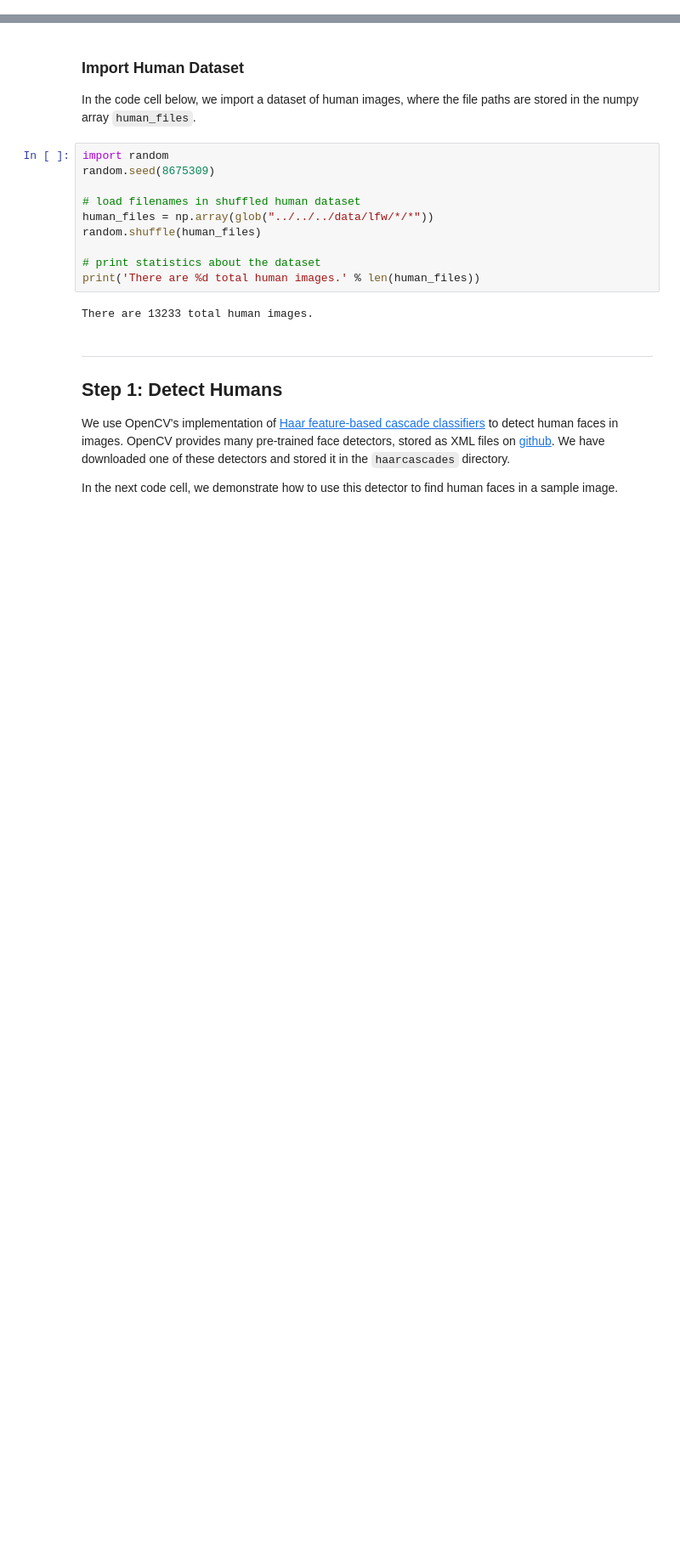
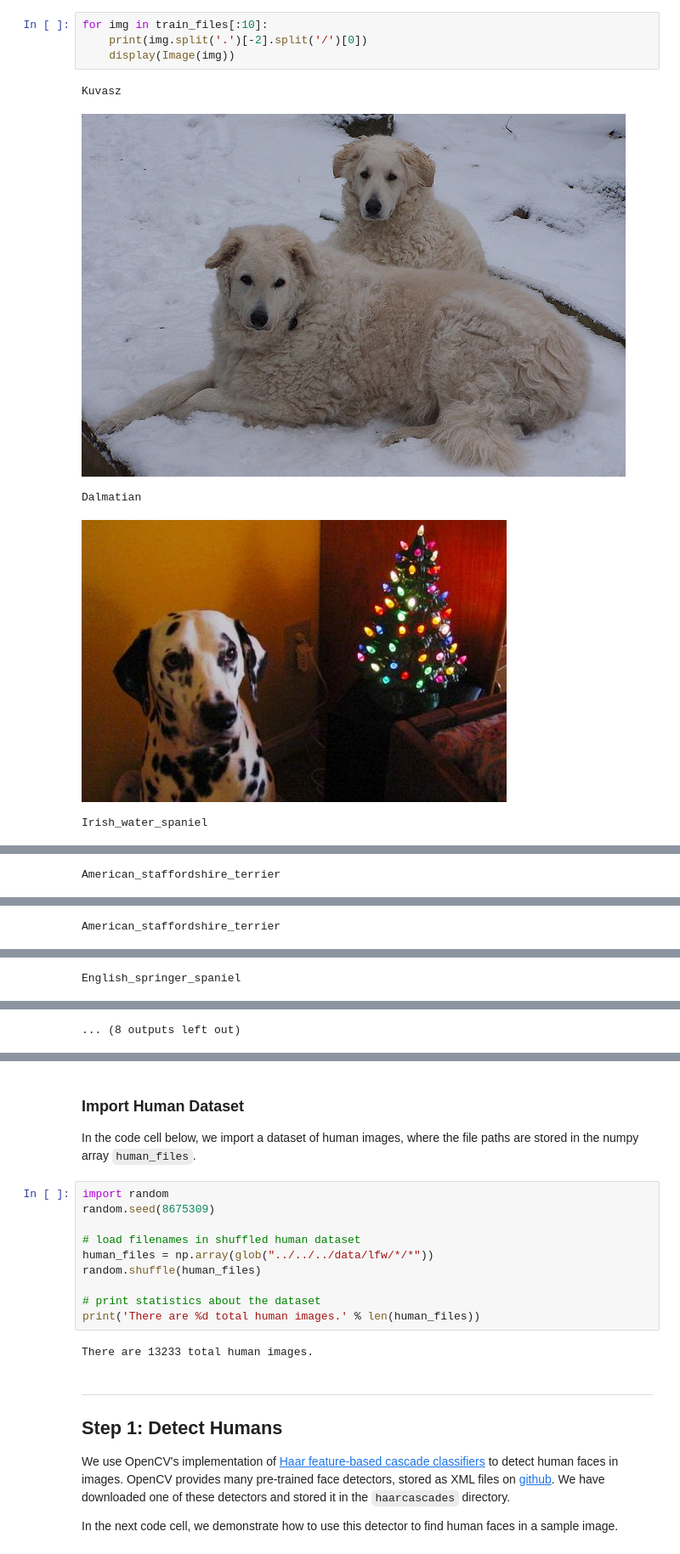
Before and after one commit to prvnk10/udacity_nanodegree_capstone, a Jupyter notebook: dog_app.ipynb, the cells around one changed output, grey strips where cells are left out. Shown at 85% size. Drawn from its saved outputs; the diff is of its cells as text; blank space fills up the shorter version.

```diff
--- a/dog_app.ipynb
+++ b/dog_app.ipynb
@@ -93,0 +99,10 @@ There are 836 test dog images.
+# %%
+for img in train_files[:10]:
+    print(img.split('.')[-2].split('/')[0])
+    display(Image(img))
+# %% [output]
+Kuvasz
+[figure, added]
+Dalmatian
+[figure, added]
+Irish_water_spaniel
@@ -93,0 +110 @@ There are 836 test dog images.
+American_staffordshire_terrier
@@ -93,0 +112 @@ There are 836 test dog images.
+American_staffordshire_terrier
@@ -93,0 +114 @@ There are 836 test dog images.
+English_springer_spaniel
@@ -93,0 +116 @@ There are 836 test dog images.
+... (8 outputs left out)
```
Also changed, not shown: parts of 16 cells of this notebook.
